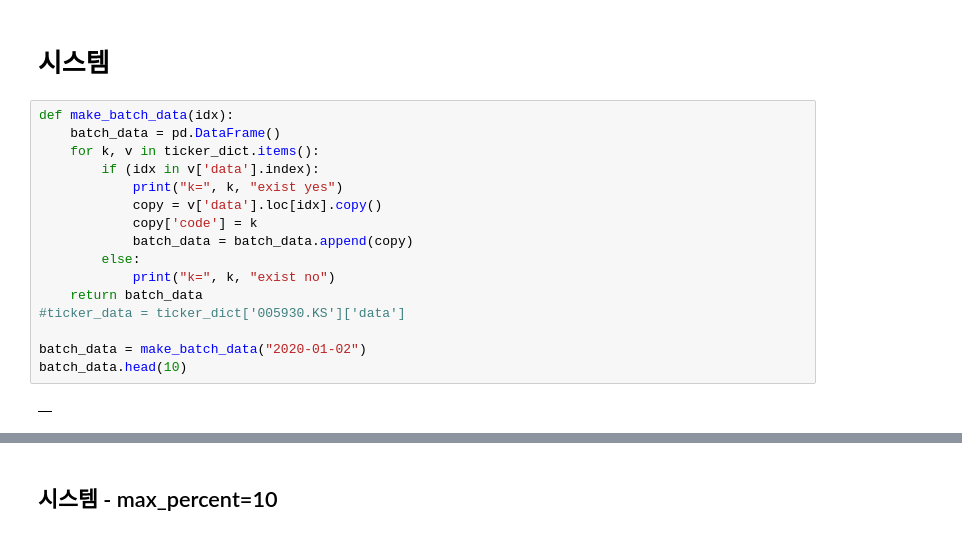
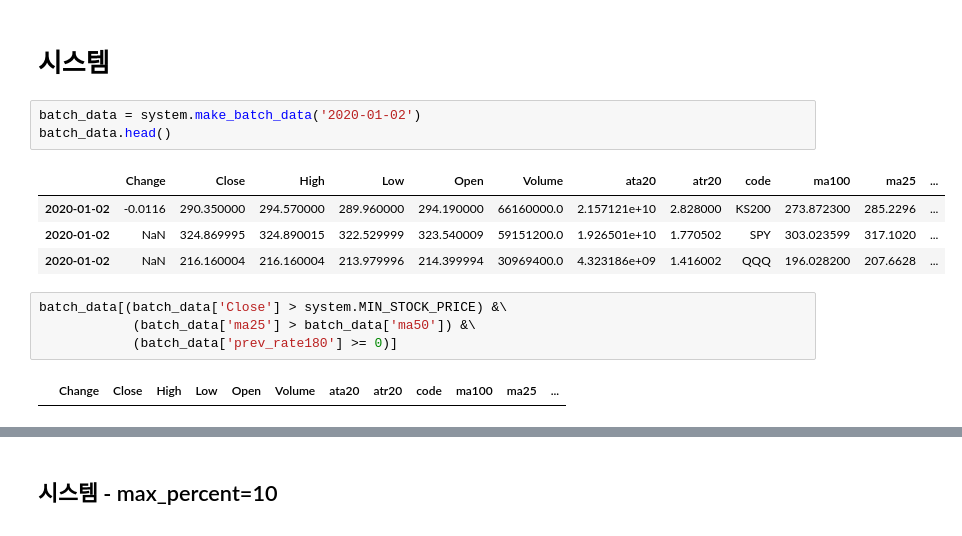
Before and after one commit to thyun/test-quant, a Jupyter notebook: backtest.ipynb, the cells around one changed output, grey strips where cells are left out. Drawn from its saved outputs; the diff is of its cells as text.

```diff
--- a/backtest.ipynb
+++ b/backtest.ipynb
@@ -702,23 +709,19 @@ class StockHistoryStore:
             return stock_history
 # %% [markdown]
 # 시스템
-# %%
-def make_batch_data(idx):
-    batch_data = pd.DataFrame()
-    for k, v in ticker_dict.items():
-        if (idx in v['data'].index):
-            print("k=", k, "exist yes")
-            copy = v['data'].loc[idx].copy()
-            copy['code'] = k
-            batch_data = batch_data.append(copy)
-        else:
-            print("k=", k, "exist no")
-    return batch_data
-#ticker_data = ticker_dict['005930.KS']['data']
-
-batch_data = make_batch_data("2020-01-02")
-batch_data.head(10)
-# %% [output]
-|  |
+# %%
+batch_data = system.make_batch_data('2020-01-02')
+batch_data.head()
+# %% [output]
+|  | Change | Close | High | Low | Open | Volume | ata20 | atr20 | code | ma100 | ma25 | ... |
+| 2020-01-02 | -0.0116 | 290.350000 | 294.570000 | 289.960000 | 294.190000 | 66160000.0 | 2.157121e+10 | 2.828000 | KS200 | 273.872300 | 285.2296 | ... |
+| 2020-01-02 | NaN | 324.869995 | 324.890015 | 322.529999 | 323.540009 | 59151200.0 | 1.926501e+10 | 1.770502 | SPY | 303.023599 | 317.1020 | ... |
+| 2020-01-02 | NaN | 216.160004 | 216.160004 | 213.979996 | 214.399994 | 30969400.0 | 4.323186e+09 | 1.416002 | QQQ | 196.028200 | 207.6628 | ... |
+# %%
+batch_data[(batch_data['Close'] > system.MIN_STOCK_PRICE) &\
+            (batch_data['ma25'] > batch_data['ma50']) &\
+            (batch_data['prev_rate180'] >= 0)]
+# %% [output]
+|  | Change | Close | High | Low | Open | Volume | ata20 | atr20 | code | ma100 | ma25 | ... |
 # %%
 class LTHM: # Long Trend High Momentum
```
Also changed, not shown: parts of 51 cells of this notebook.
